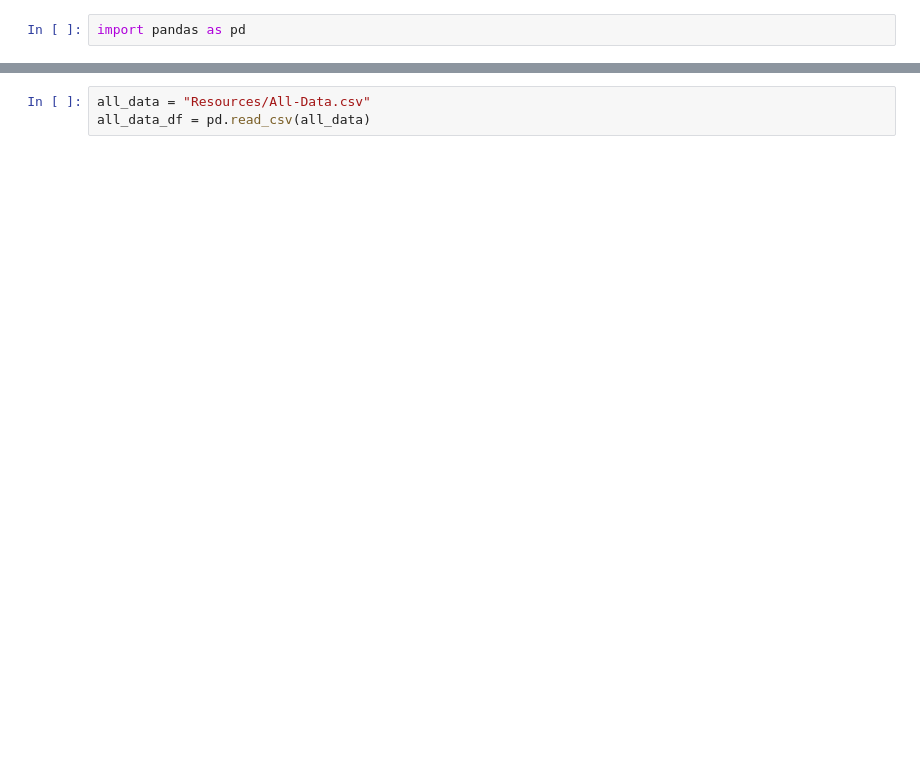
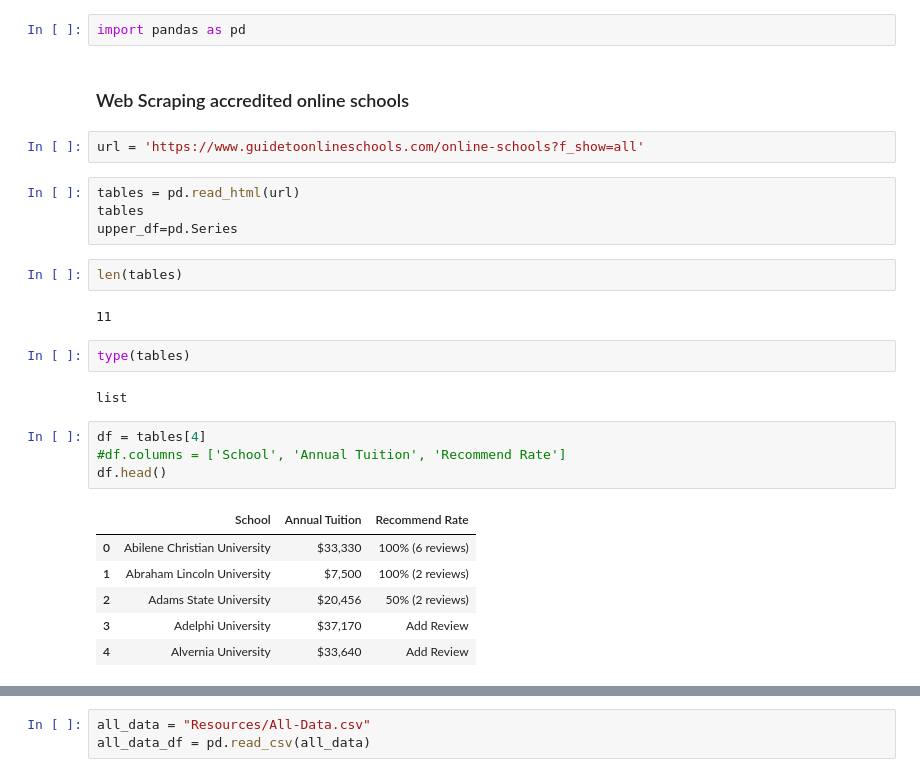
Before and after one commit to ladydatadigger/college-scorecard, a Jupyter notebook: add_mod_schoolName_col.ipynb, the cells around one changed output, grey strips where cells are left out. Drawn from its saved outputs; the diff is of its cells as text; blank space fills up the shorter version.

```diff
--- a/add_mod_schoolName_col.ipynb
+++ b/add_mod_schoolName_col.ipynb
@@ -1,2 +1,29 @@
 # %%
 import pandas as pd
+# %% [markdown]
+### Web Scraping accredited online schools
+# %%
+url = 'https://www.guidetoonlineschools.com/online-schools?f_show=all'
+# %%
+tables = pd.read_html(url)
+tables
+upper_df=pd.Series
+# %%
+len(tables)
+# %% [output]
+11
+# %%
+type(tables)
+# %% [output]
+list
+# %%
+df = tables[4]
+#df.columns = ['School', 'Annual Tuition', 'Recommend Rate']
+df.head()
+# %% [output]
+|  | School | Annual Tuition | Recommend Rate |
+| 0 | Abilene Christian University | $33,330 | 100% (6 reviews) |
+| 1 | Abraham Lincoln University | $7,500 | 100% (2 reviews) |
+| 2 | Adams State University | $20,456 | 50% (2 reviews) |
+| 3 | Adelphi University | $37,170 | Add Review |
+| 4 | Alvernia University | $33,640 | Add Review |
```
Also changed, not shown: parts of 26 cells of this notebook.
